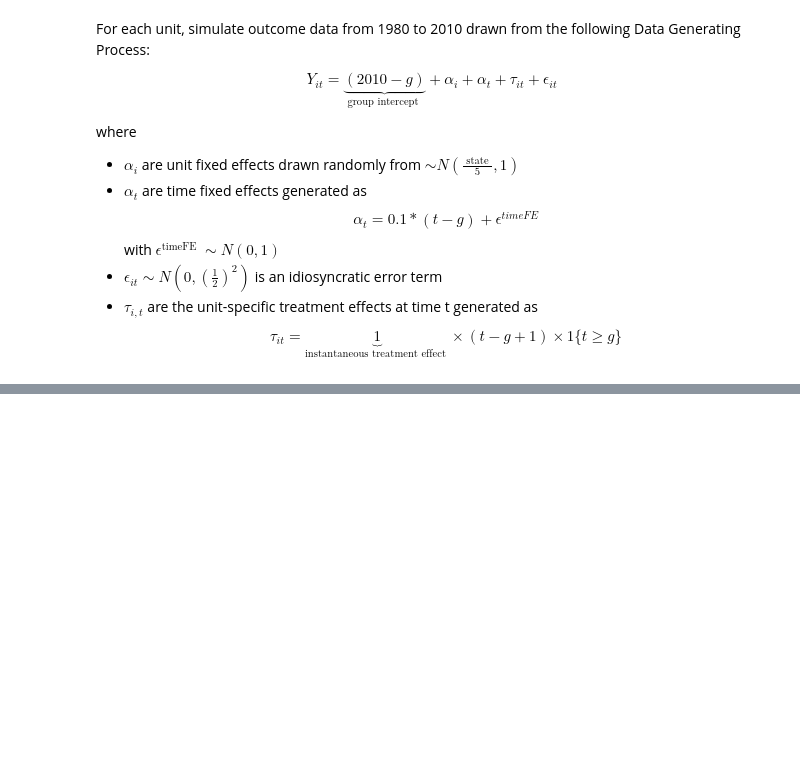
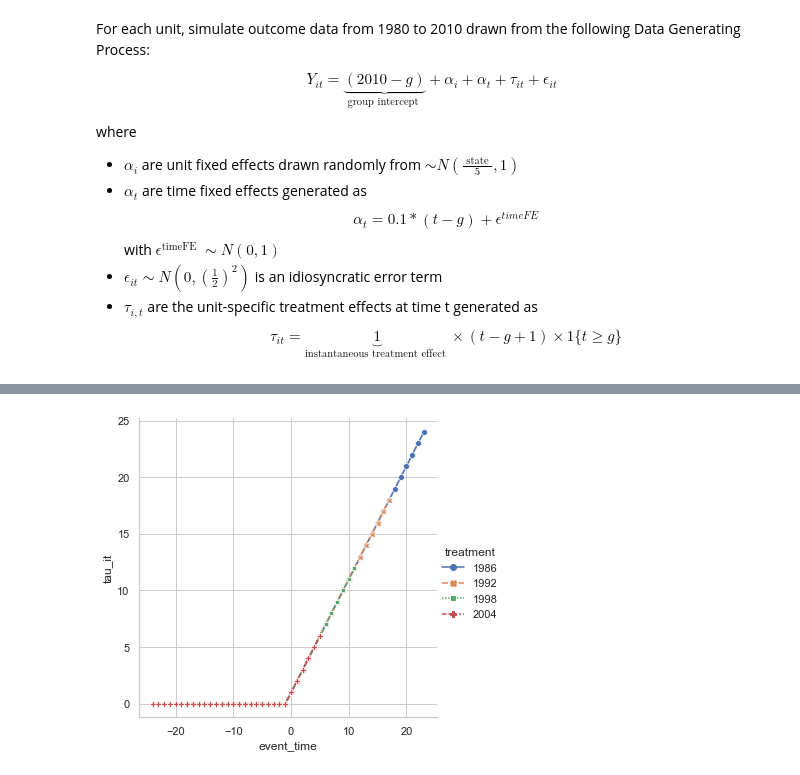
Before and after one commit to jmquintero925/Metrics-III, a Jupyter notebook: ps4/Pset 4 - Q2.ipynb, the cells around one changed output, grey strips where cells are left out. Saved outputs shown, nothing was run; the diff lists cells and outputs as text; code cells hidden in the pictures; blank space fills up the shorter version.

```diff
--- a/ps4/Pset 4 - Q2.ipynb
+++ b/ps4/Pset 4 - Q2.ipynb
@@ -129,2 +184,7 @@ NameError: name 'fdf' is not defined
 # %%
-df
+df['event_time'] = df.index.get_level_values("year") - df.treatment
+
+att_g = sns.relplot(x="event_time", y="tau_it", hue='treatment', style='treatment', kind='line',
+            markers=True, legend = 'auto', palette="deep", data=df);
+# %% [output]
+[figure, added]
```
Also changed, not shown: parts of 22 cells of this notebook.
